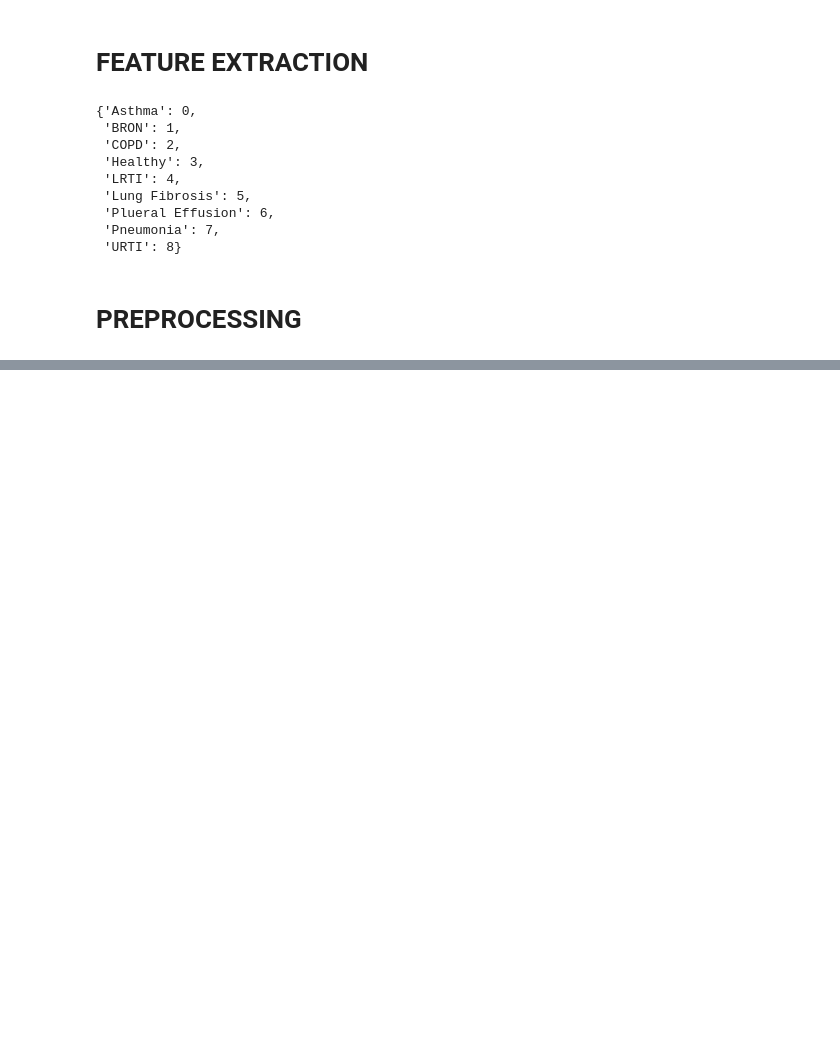
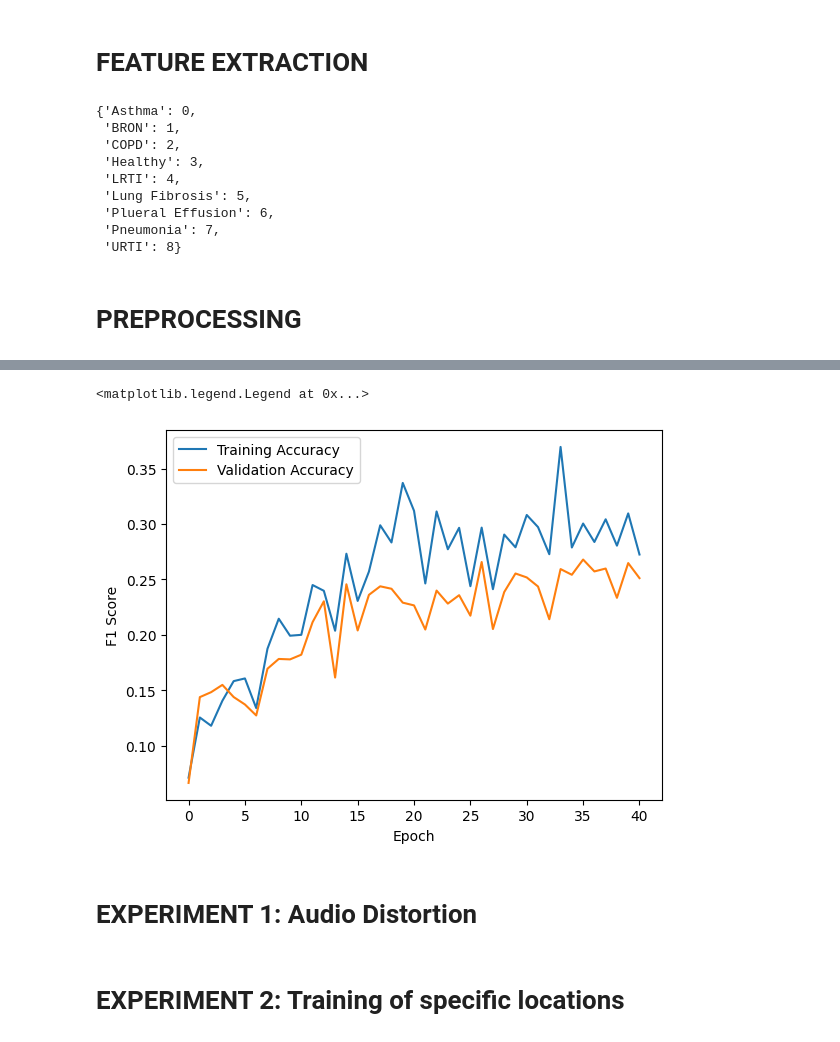
Before and after one commit to Kbeaty26/DS340-Project, a Jupyter notebook: projectCode.ipynb, the cells around one changed output, grey strips where cells are left out. Drawn from its saved outputs; the diff is of its cells as text; code cells hidden in the pictures; blank space fills up the shorter version.

```diff
--- a/projectCode.ipynb
+++ b/projectCode.ipynb
@@ -195,0 +420,14 @@ for f in diagnosis_list:
+# %%
+import matplotlib.pyplot as plt
+plt.plot(train_f1, label='Training Accuracy')
+plt.plot(val_f1, label='Validation Accuracy')
+plt.xlabel('Epoch')
+plt.ylabel('F1 Score')
+plt.legend()
+# %% [output]
+<matplotlib.legend.Legend at 0x...>
+[figure, added]
+# %% [markdown]
+# EXPERIMENT 1: Audio Distortion
+# %% [markdown]
+# EXPERIMENT 2: Training of specific locations
```
Also changed, not shown: parts of 14 cells of this notebook, 1 other file.
